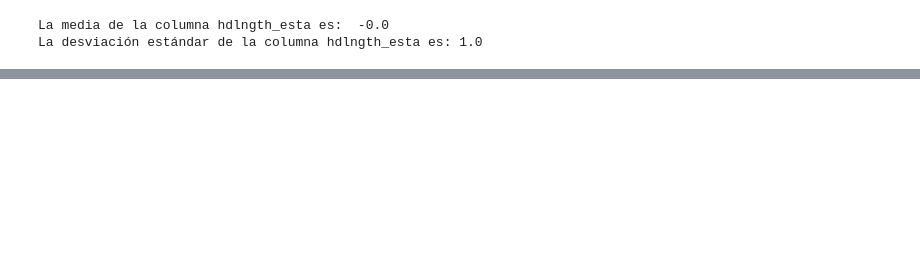
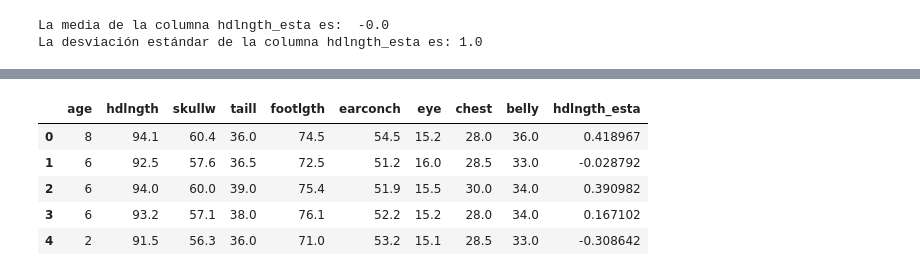
Before and after one commit to Adalab/-DA-promo-b-modulo-3-sprint-1-Maria-Ana, a Jupyter notebook: pair-programming-5-6-Normalización y Estandarización/pair-programming-5-6-Normalización y Estandarización.ipynb, the cells around one changed output, grey strips where cells are left out. Saved outputs shown, nothing was run; the diff lists cells and outputs as text; code cells hidden in the pictures; blank space fills up the shorter version.

```diff
--- a/pair-programming-5-6-Normalización y Estandarización.ipynb
+++ b/pair-programming-5-6-Normalización y Estandarización/pair-programming-5-6-Normalización y Estandarización.ipynb
@@ -119,0 +114,5 @@ scaler = StandardScaler()
+# %%
+
+numericas.drop(['totlngth'], axis = 1, inplace = True)
+
+numericas.head(2)
@@ -119,0 +175,9 @@ scaler = StandardScaler()
+# %%
+numericas.head()
+# %% [output]
+|  | age | hdlngth | skullw | taill | footlgth | earconch | eye | chest | belly | hdlngth_esta |
+| 0 | 8 | 94.1 | 60.4 | 36.0 | 74.5 | 54.5 | 15.2 | 28.0 | 36.0 | 0.418967 |
+| 1 | 6 | 92.5 | 57.6 | 36.5 | 72.5 | 51.2 | 16.0 | 28.5 | 33.0 | -0.028792 |
+| 2 | 6 | 94.0 | 60.0 | 39.0 | 75.4 | 51.9 | 15.5 | 30.0 | 34.0 | 0.390982 |
+| 3 | 6 | 93.2 | 57.1 | 38.0 | 76.1 | 52.2 | 15.2 | 28.0 | 34.0 | 0.167102 |
+| 4 | 2 | 91.5 | 56.3 | 36.0 | 71.0 | 53.2 | 15.1 | 28.5 | 33.0 | -0.308642 |
```
Also changed, not shown: parts of 16 cells of this notebook, 5 other files.
